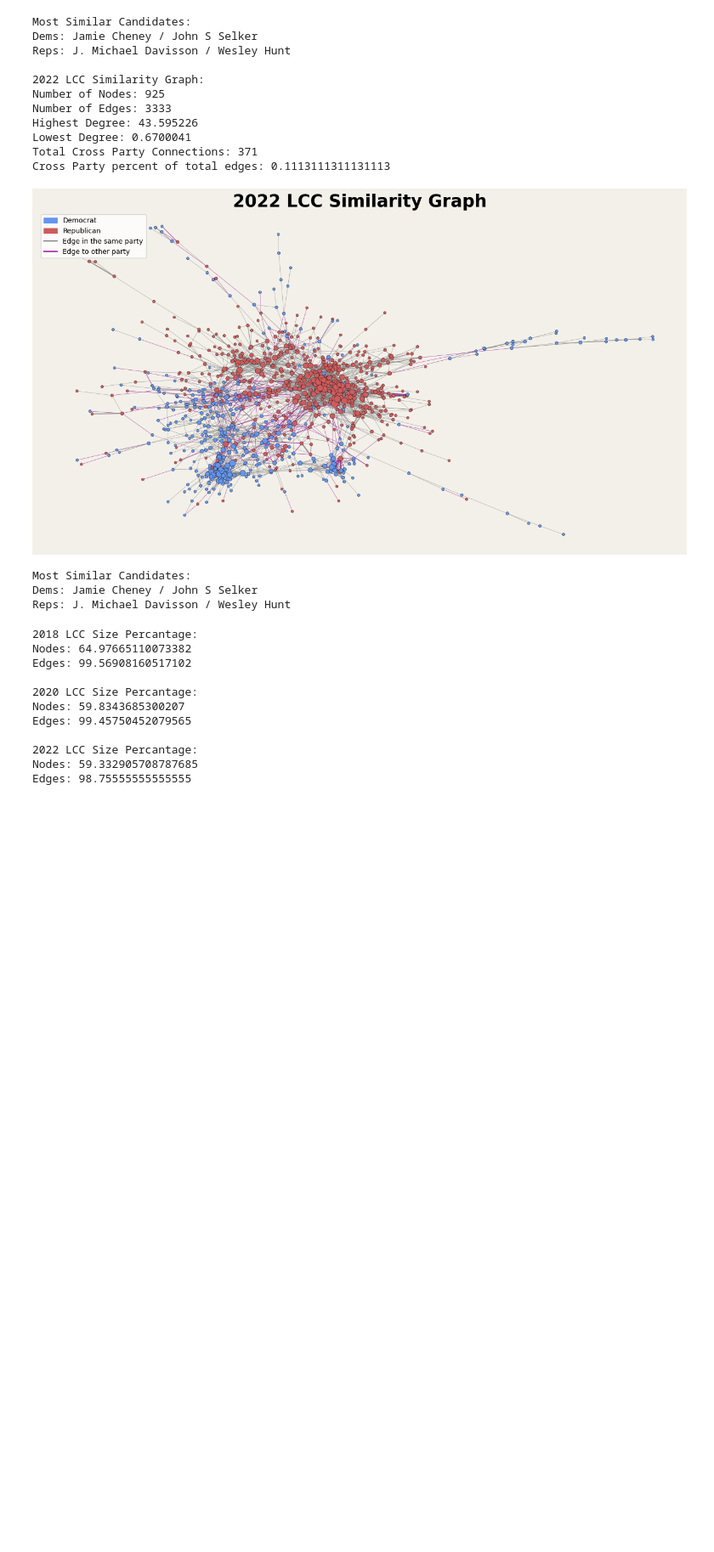
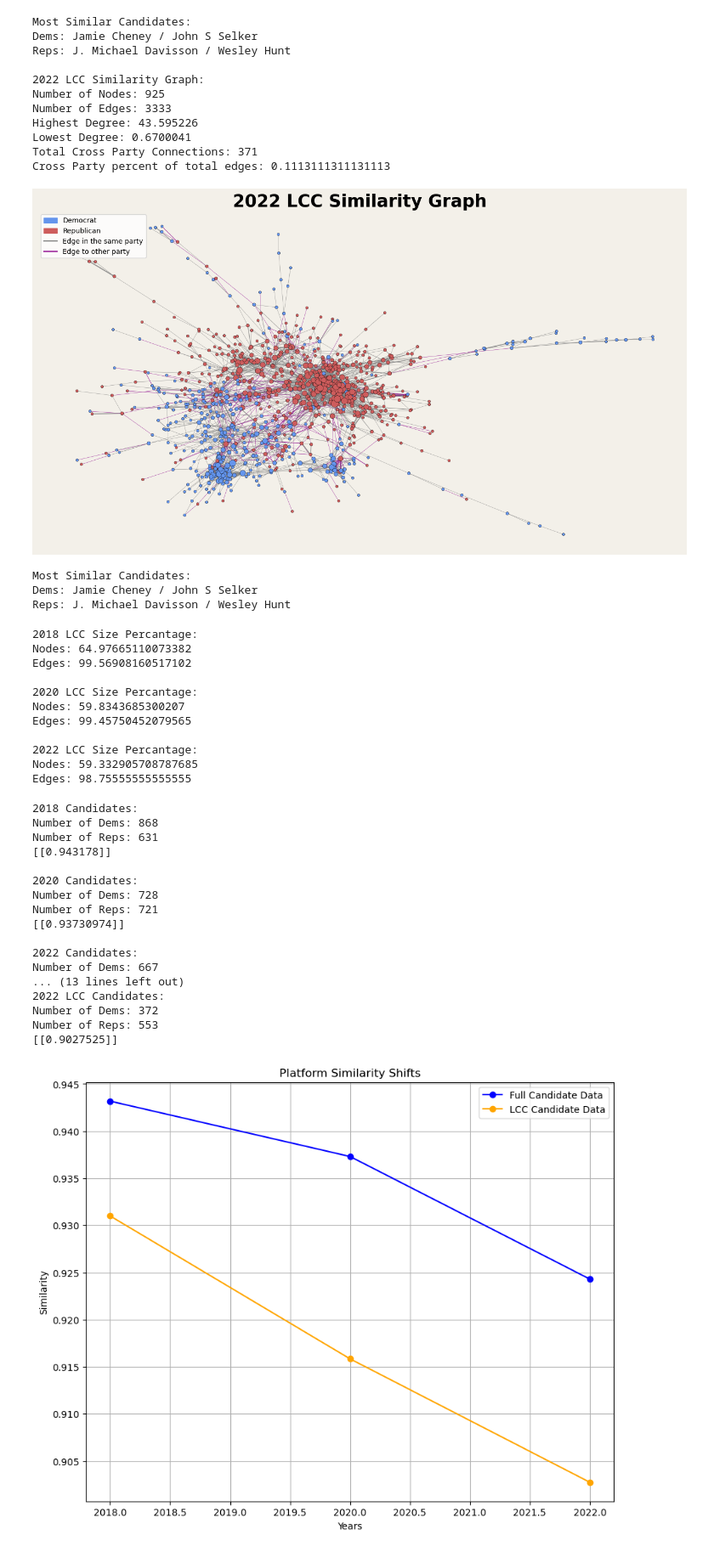
Before and after one commit to DylanMCullifer/NetworkScienceProject, a Jupyter notebook: Final_Project_NS_Dylan.ipynb, the cells around one changed output. Shown at 85% size. Cells and saved outputs as stored; diff of their text form; code cells hidden in the pictures; blank space fills up the shorter version.

Commit message:
added average full party shift plot over time

```diff
--- a/Final_Project_NS_Dylan.ipynb
+++ b/Final_Project_NS_Dylan.ipynb
@@ -504,3 +504,67 @@ Edges: 99.45750452079565
 2022 LCC Size Percantage:
 Nodes: 59.332905708787685
 Edges: 98.75555555555555
+# %%
+# Average Democrat platform embedding vs average Republican platform embeddding difference
+def show_full_party_shift(graph, title, embeddings):
+    # gather embedding for each party
+    dem_nodes = [node for node, nodeData in graph.nodes(data=True) if nodeData.get("cand_party") == "Democrat"]
+    rep_nodes = [node for node, nodeData in graph.nodes(data=True) if nodeData.get("cand_party") == "Republican"]
+    print(title)
+    print("Number of Dems:", len(dem_nodes))
+    print("Number of Reps:", len(rep_nodes))
+
+    dem_platform_embeddings = embeddings[dem_nodes]
+    rep_platform_embeddings = embeddings[rep_nodes]
+
+    # get the average of the embeddings from each party
+    dem_mean = dem_platform_embeddings.mean(axis=0, keepdims=True)
+    rep_mean = rep_platform_embeddings.mean(axis=0, keepdims=True)
+
+    total_party_sim = sklearn.metrics.pairwise.cosine_similarity(dem_mean, rep_mean)
+    print(total_party_sim)
+    print()
+
+    return total_party_sim[0][0]
+
+total_sim_full = []
+total_sim_LCC = []
+years = [2018, 2020, 2022]
+
+total_sim_full.append(show_full_party_shift(G_2018, "2018 Candidates:", platform_text_embeddings_2018))
+total_sim_full.append(show_full_party_shift(G_2020, "2020 Candidates:", platform_text_embeddings_2020))
+total_sim_full.append(show_full_party_shift(G_2022, "2022 Candidates:", platform_text_embeddings_2022))
+
+total_sim_LCC.append(show_full_party_shift(G_2018_LCC, "2018 LCC Candidates:", platform_text_embeddings_2018))
+total_sim_LCC.append(show_full_party_shift(G_2020_LCC, "2020 LCC Candidates:", platform_text_embeddings_2020))
+total_sim_LCC.append(show_full_party_shift(G_2022_LCC, "2022 LCC Candidates:", platform_text_embeddings_2022))
+
+plt.close("all")
+plt.figure(figsize=(10, 8))
+plt.title("Platform Similarity Shifts")
+plt.plot(years, total_sim_full, color="blue", label="Full Candidate Data", marker="o")
+plt.plot(years, total_sim_LCC, color="orange", label="LCC Candidate Data", marker="o")
+plt.legend()
+plt.grid(True)
+plt.xlabel("Years")
+plt.ylabel("Similarity")
+plt.show()
+# %% [output]
+2018 Candidates:
+Number of Dems: 868
+Number of Reps: 631
+[[0.943178]]
+
+2020 Candidates:
+Number of Dems: 728
+Number of Reps: 721
+[[0.93730974]]
+
+2022 Candidates:
+Number of Dems: 667
+... (13 lines left out)
+2022 LCC Candidates:
+Number of Dems: 372
+Number of Reps: 553
+[[0.9027525]]
+[figure, added]
```
